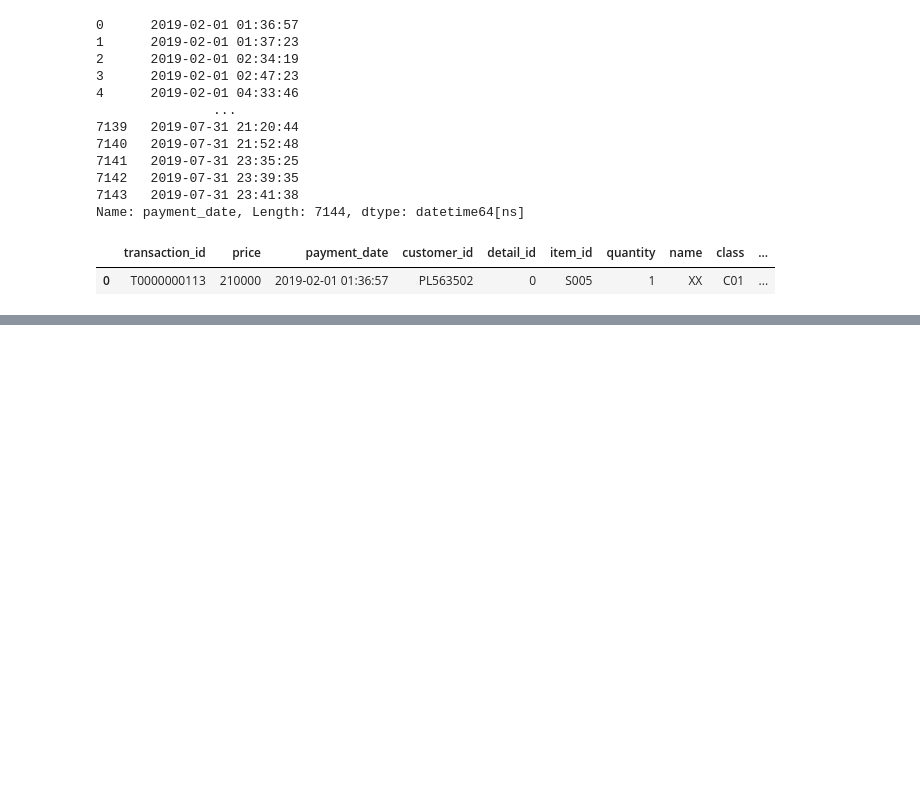
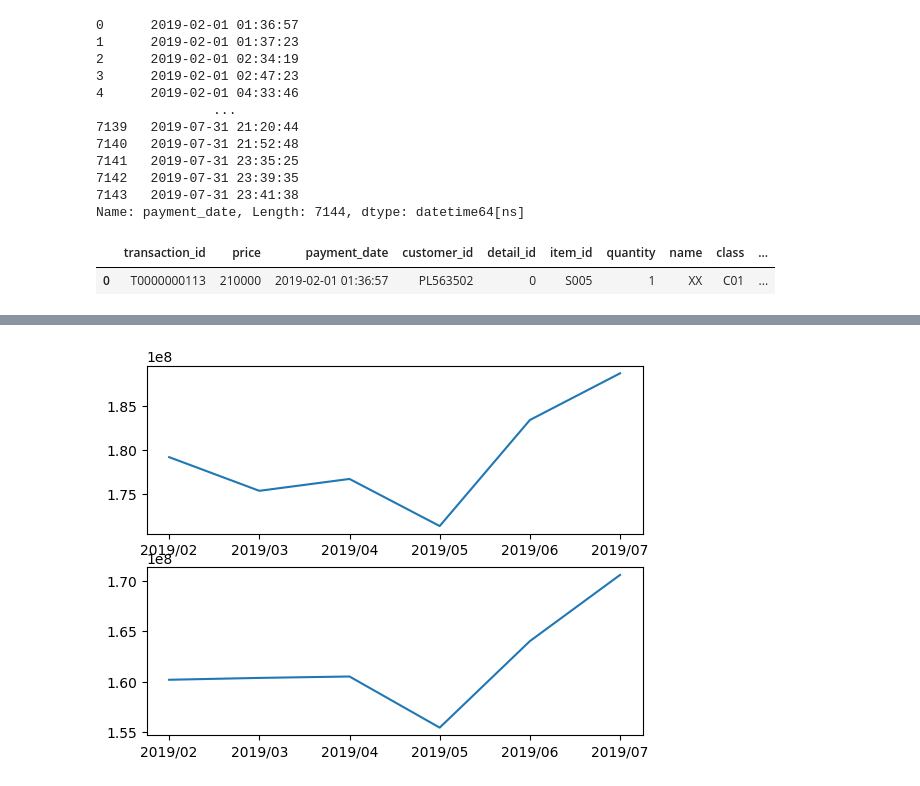
Before and after one commit to iankim66/phyton, a Jupyter notebook: 230128/10_transaction.ipynb, the cells around one changed output, grey strips where cells are left out. Saved outputs shown, nothing was run; the diff lists cells and outputs as text; code cells hidden in the pictures; blank space fills up the shorter version.

```diff
--- a/230128/10_transaction.ipynb
+++ b/230128/10_transaction.ipynb
@@ -131,0 +148,3 @@ total_df.head(1)
+# %%
+total_df['payment_month'] = total_df['payment_date'].dt.strftime("%Y/%m")
+total_df.head(1)
@@ -131,0 +171,3 @@ total_df.head(1)
+# %%
+## 여기서 필요한 price 컬럼과 total price 컬럼
+group_data= total_df.groupby('payment_month').sum()[['price','Total price']]
@@ -131,0 +184,10 @@ total_df.head(1)
+# %%
+## 라인 그래프 시각화
+## subplot 을 이용하여 그래프를 2개 생성
+plt.subplot(2,1,1) ## 그래프를 두개 나눠서 첫번째를 선택하겠다
+plt.plot(group_data['price']) ## series data 가 x 축은 index, y축은 컬럼값이 입력
+plt.subplot(2,1,2)
+plt.plot(group_data['Total price'])
+plt.show()
+# %% [output]
+[figure, added]
```
Also changed, not shown: parts of 16 cells of this notebook, 1 other file.
